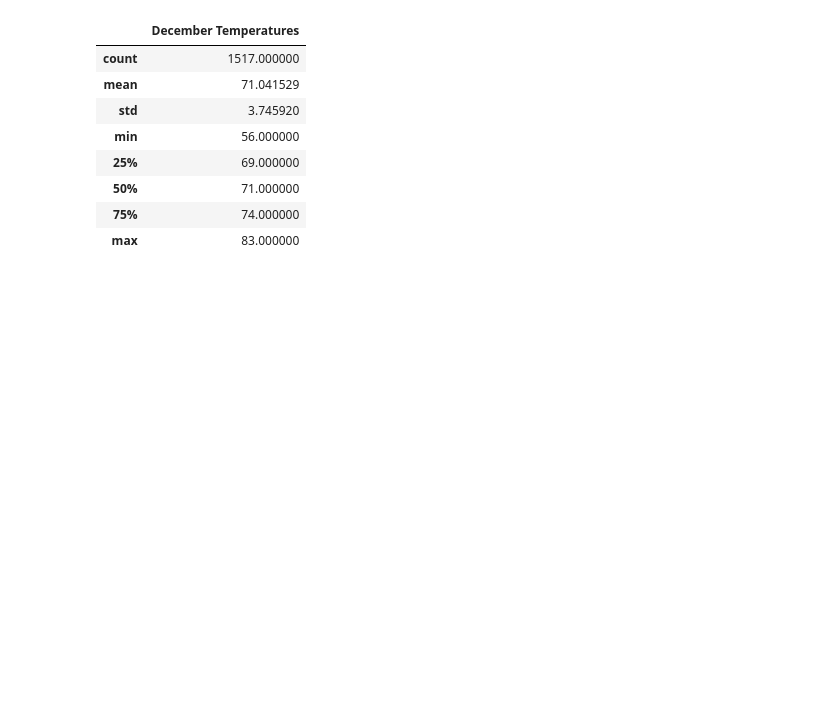
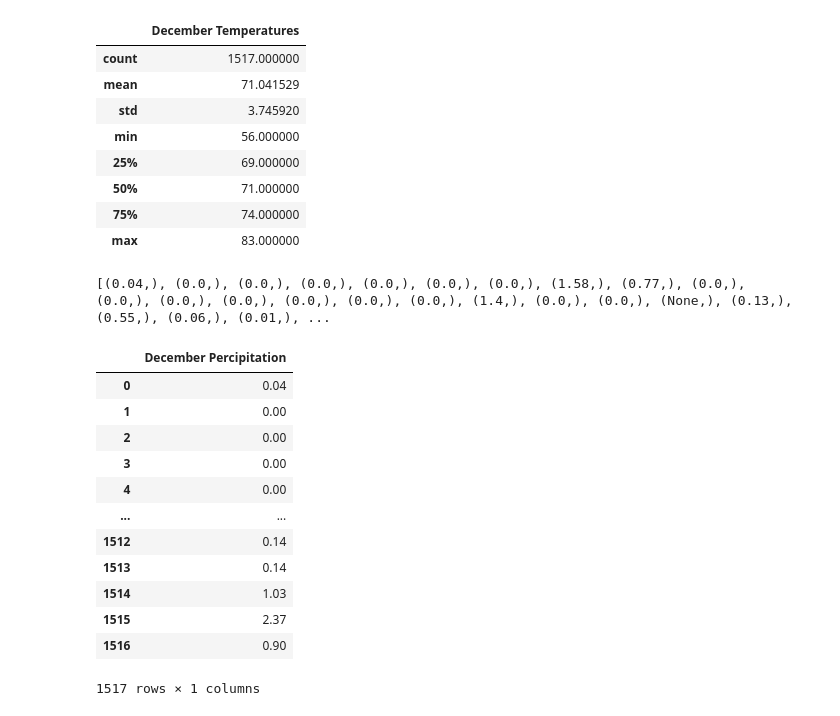
Before and after one commit to thehatch4815162342/surfs_up, a Jupyter notebook: SurfsUp_Challenge.ipynb, the cells around one changed output. Saved outputs shown, nothing was run; the diff lists cells and outputs as text; code cells hidden in the pictures; blank space fills up the shorter version.

```diff
--- a/SurfsUp_Challenge.ipynb
+++ b/SurfsUp_Challenge.ipynb
@@ -145,3 +196,25 @@ df.describe()
 | 50% | 71.000000 |
 | 75% | 74.000000 |
 | max | 83.000000 |
+# %%
+december_results2 = session.query(Measurement.prcp).filter(extract('month', Measurement.date) == 12).all()
+print(december_results2)
+# %% [output]
+[(0.04,), (0.0,), (0.0,), (0.0,), (0.0,), (0.0,), (0.0,), (1.58,), (0.77,), (0.0,), (0.0,), (0.0,), (0.0,), (0.0,), (0.0,), (0.0,), (1.4,), (0.0,), (0.0,), (None,), (0.13,), (0.55,), (0.06,), (0.01,), ...
+# %%
+december_df2 = pd.DataFrame(december_results2, columns=['December Precipitation'])
+december_df2
+# %% [output]
+|  | December Percipitation |
+| 0 | 0.04 |
+| 1 | 0.00 |
+| 2 | 0.00 |
+| 3 | 0.00 |
+| 4 | 0.00 |
+| ... | ... |
+| 1512 | 0.14 |
+| 1513 | 0.14 |
+| 1514 | 1.03 |
+| 1515 | 2.37 |
+| 1516 | 0.90 |
+1517 rows × 1 columns
```
Also changed, not shown: parts of 14 cells of this notebook, 2 other files.
